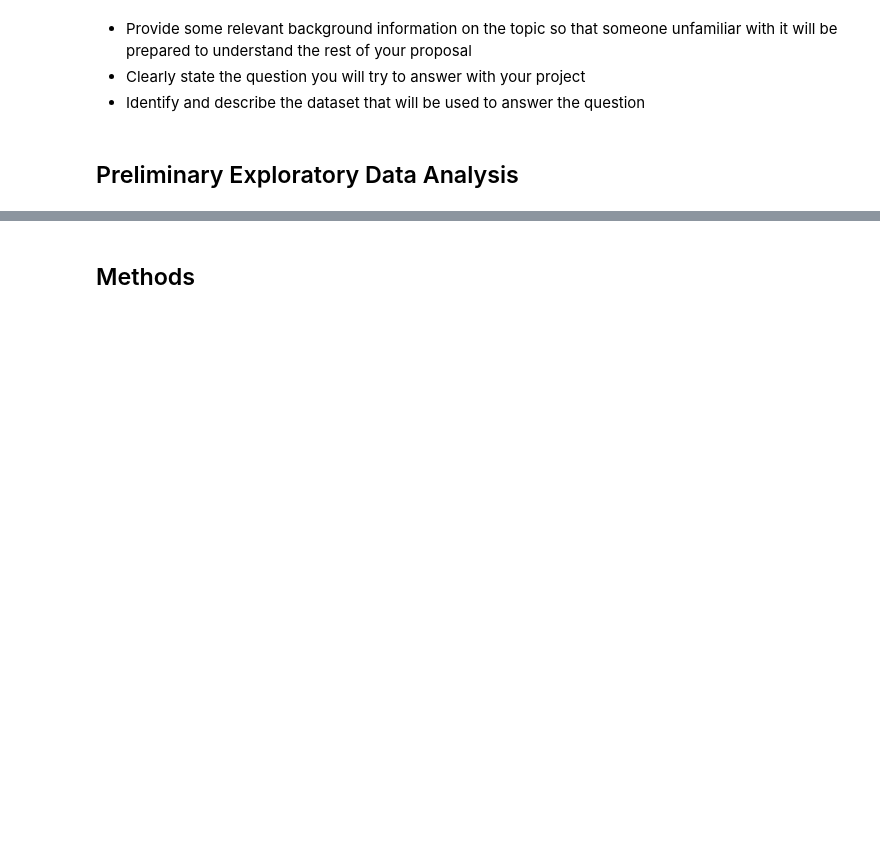
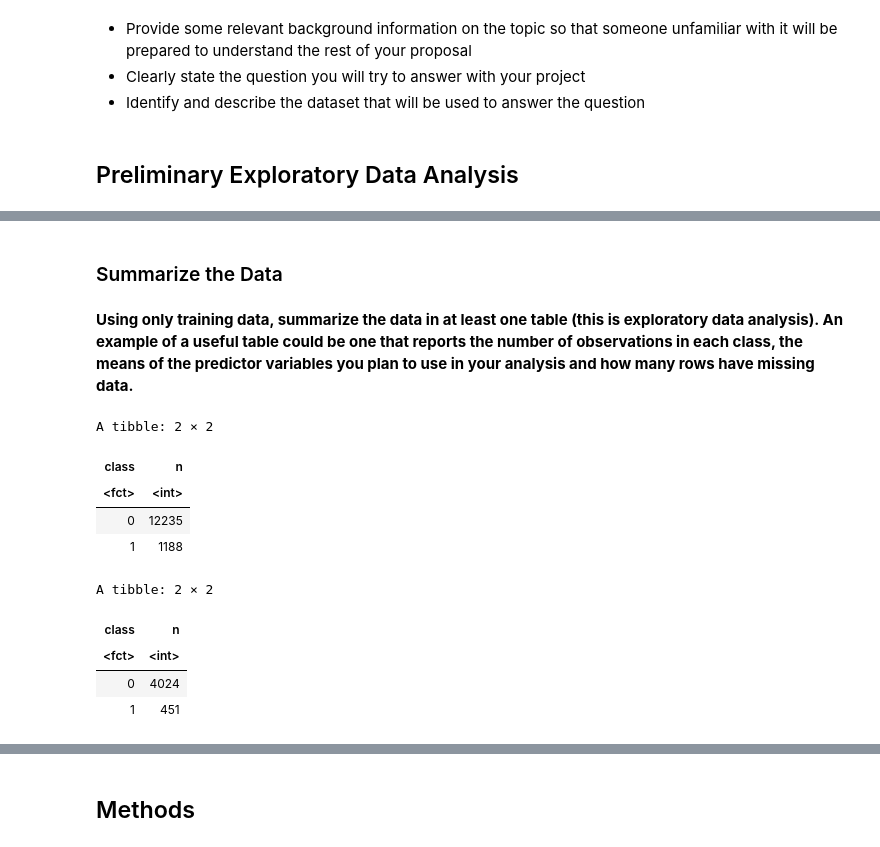
Before and after one commit to susanyliu/dsci100-project144, a Jupyter notebook: Pulsar_star_project.ipynb, the cells around one changed output, grey strips where cells are left out. Saved outputs shown, nothing was run; the diff lists cells and outputs as text; code cells hidden in the pictures; blank space fills up the shorter version.

```diff
--- a/Pulsar_star_project.ipynb
+++ b/Pulsar_star_project.ipynb
@@ -93,0 +94,25 @@ A tibble: 6 × 9
+# %% [markdown]
+### Summarize the Data
+# %% [markdown]
+**Using only training data, summarize the data in at least one table (this is exploratory data analysis). An example of a useful table could be one that reports the number of observations in each class, the means of the predictor variables you plan to use in your analysis and how many rows have missing data.**
+# %%
+pulsar_summary_train <- pulsar_train |>
+    group_by(class)|>
+    summarize(n = n())
+pulsar_summary_train
+
+pulsar_summary_test <- pulsar_test |>
+    group_by(class)|>
+    summarize(n = n())
+pulsar_summary_test
+# %% [output]
+A tibble: 2 × 2
+| class | n |
+| <fct> | <int> |
+| 0 | 12235 |
+| 1 | 1188 |
+A tibble: 2 × 2
+| class | n |
+| <fct> | <int> |
+| 0 | 4024 |
+| 1 | 451 |
```
Also changed, not shown: parts of 16 cells of this notebook.
